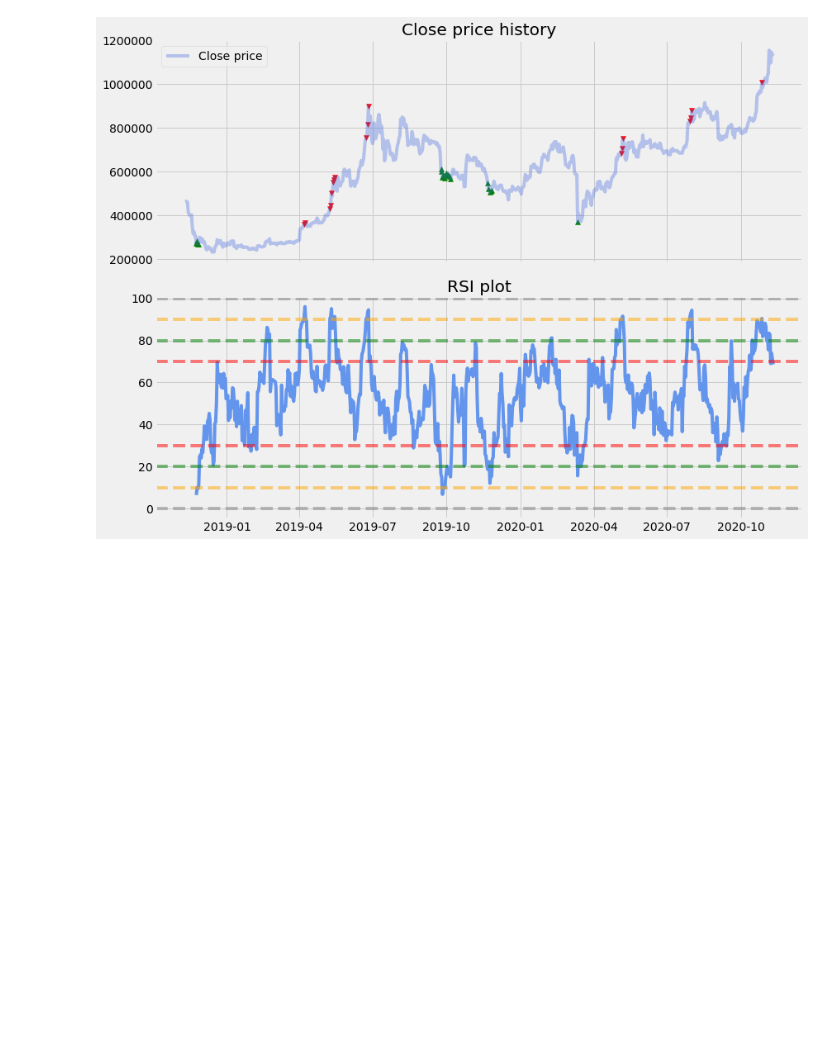
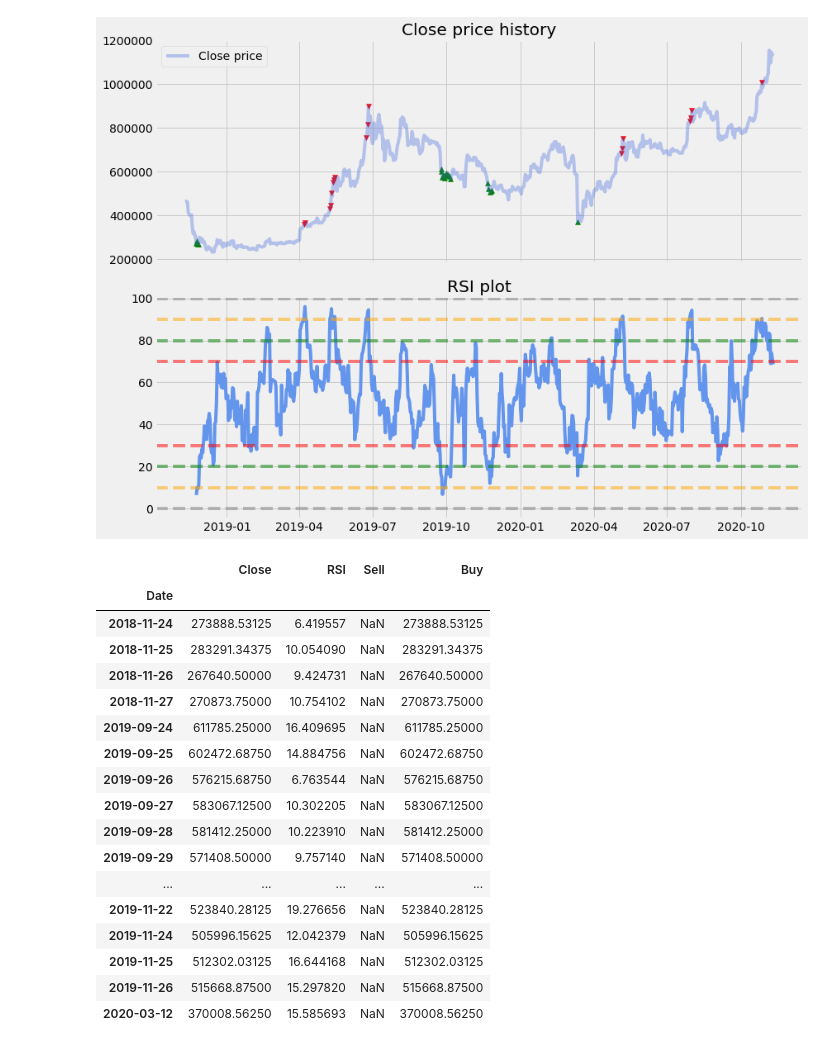
Before and after one commit to Xalt8/Crypto, a Jupyter notebook: rsi.ipynb, the cells around one changed output. Drawn from its saved outputs; the diff is of its cells as text; code cells hidden in the pictures; blank space fills up the shorter version.

Commit message:
RSI with updated buy-sell pairs calc

```diff
--- a/rsi.ipynb
+++ b/rsi.ipynb
@@ -126,3 +127,14 @@ new_df
 | 2020-11-09 | 1.133938e+06 | 71.439811 |
 | 2020-11-10 | 1.139772e+06 | 68.618673 |
 732 rows × 2 columns
+# %%
+high = 90
+low = 20
+
+buy_condition = [new_df['RSI'] >= high]
+buy_action = [new_df['Close']]
+new_df['Sell'] = np.select(buy_condition, buy_action, default=np.nan)
+
+sell_condition = [new_df['RSI'] <= low]
+sell_action = [new_df['Close']]
+new_df['Buy'] = np.select(sell_condition, sell_action, default=np.nan)
@@ -149,6 +178,6 @@ def get_signal(data, high, low):
 # %%
-new_df['Buy'] = get_signal(new_df,90,20)[0]
-new_df['Sell'] = get_signal(new_df,90,20)[1]
+# new_df['Buy'] = get_signal(new_df,90,20)[0]
+# new_df['Sell'] = get_signal(new_df,90,20)[1]
 # %%
 fig, (ax1, ax2) = plt.subplots(nrows=2, ncols=1, sharex=True, figsize=(12.2, 9))
 
@@ -174,3 +203,27 @@ plt.tight_layout()
 plt.show()
 # %% [output]
 [figure]
+# %%
+buys = new_df[new_df['Buy'].notnull()]
+sells = new_df[new_df['Sell'].notnull()]
+# %%
+buys
+# %% [output]
+|  | Close | RSI | Sell | Buy |
+| Date |  |  |  |  |
+| 2018-11-24 | 273888.53125 | 6.419557 | NaN | 273888.53125 |
+| 2018-11-25 | 283291.34375 | 10.054090 | NaN | 283291.34375 |
+| 2018-11-26 | 267640.50000 | 9.424731 | NaN | 267640.50000 |
+| 2018-11-27 | 270873.75000 | 10.754102 | NaN | 270873.75000 |
+| 2019-09-24 | 611785.25000 | 16.409695 | NaN | 611785.25000 |
+| 2019-09-25 | 602472.68750 | 14.884756 | NaN | 602472.68750 |
+| 2019-09-26 | 576215.68750 | 6.763544 | NaN | 576215.68750 |
+| 2019-09-27 | 583067.12500 | 10.302205 | NaN | 583067.12500 |
+| 2019-09-28 | 581412.25000 | 10.223910 | NaN | 581412.25000 |
+| 2019-09-29 | 571408.50000 | 9.757140 | NaN | 571408.50000 |
+| ... | ... | ... | ... | ... |
+| 2019-11-22 | 523840.28125 | 19.276656 | NaN | 523840.28125 |
+| 2019-11-24 | 505996.15625 | 12.042379 | NaN | 505996.15625 |
+| 2019-11-25 | 512302.03125 | 16.644168 | NaN | 512302.03125 |
+| 2019-11-26 | 515668.87500 | 15.297820 | NaN | 515668.87500 |
+| 2020-03-12 | 370008.56250 | 15.585693 | NaN | 370008.56250 |
```
Also changed, not shown: parts of 10 cells of this notebook.
